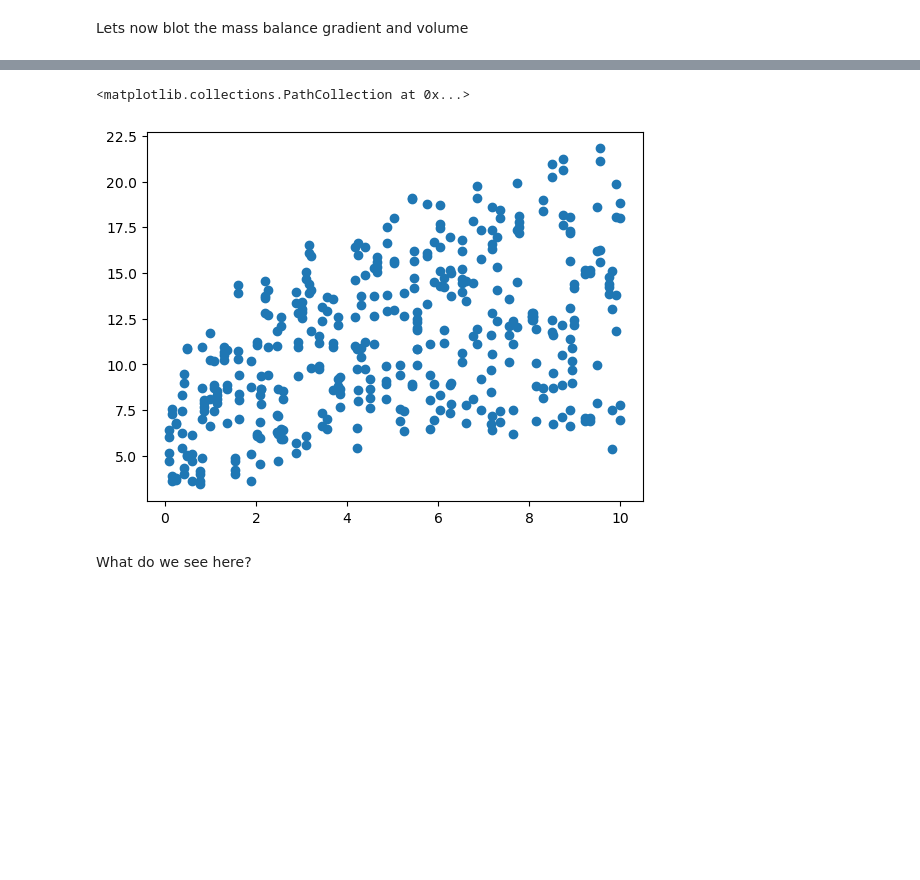
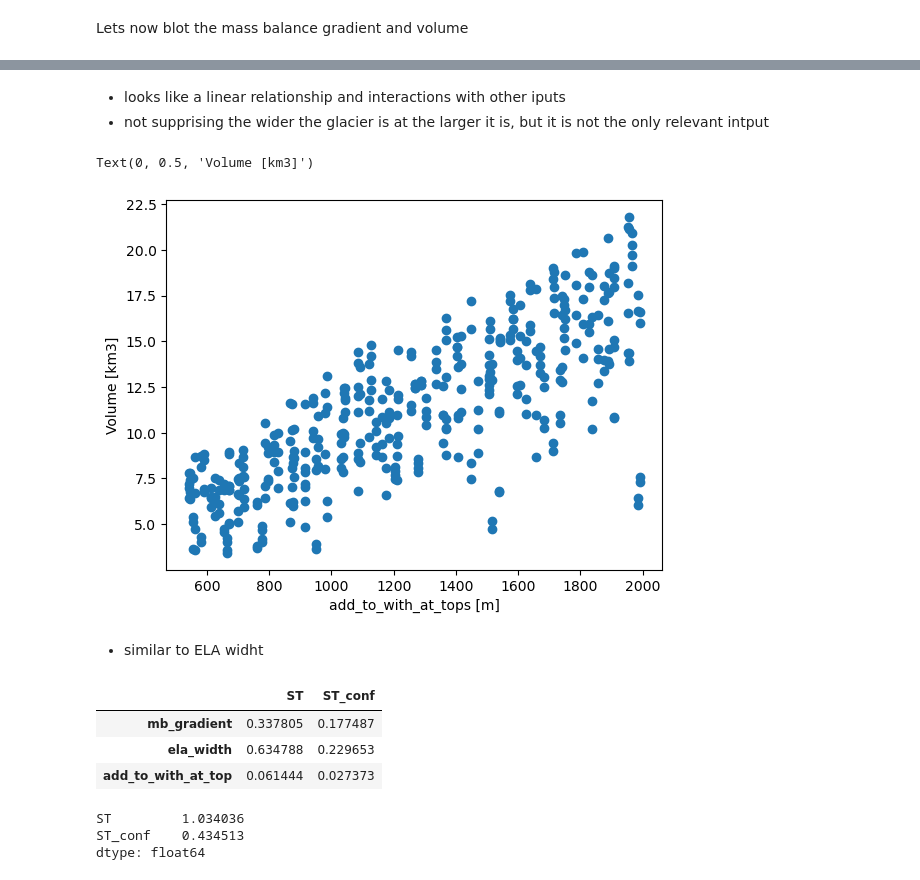
Before and after one commit to tgoelles/Modellieren-in-der-Physischen-Geographie, a Jupyter notebook: 05_sensitivity.ipynb, the cells around one changed output, grey strips where cells are left out. Saved outputs shown, nothing was run; the diff lists cells and outputs as text; code cells hidden in the pictures; blank space fills up the shorter version.

```diff
--- a/05_sensitivity.ipynb
+++ b/05_sensitivity.ipynb
@@ -262,7 +285,15 @@ mb_gradients = param_values[:, 0]
+# %% [markdown]
+* looks like a linear relationship and interactions with other iputs
+* not supprising the wider the glacier is at the larger it is, but it is not the only relevant intput
+# %%
+add_to_with_at_tops = param_values[:, 1]
+plt.scatter(add_to_with_at_tops, sobol_results_multi.summary()["Volume [km3]"])
+plt.xlabel("add_to_with_at_tops [m]")
+plt.ylabel("Volume [km3]")
+# %% [output]
+Text(0, 0.5, 'Volume [km3]')
+[figure, added]
+# %% [markdown]
+* similar to ELA widht
 # %%
-plt.scatter(mb_gradients, sobol_results_multi.summary()["Volume [km3]"])
+sobol_multi = analyze(problem, sobol_results_multi.summary()["Volume [km3]"].values)
-# %% [output]
-<matplotlib.collections.PathCollection at 0x...>
-[figure, removed]
-# %% [markdown]
-What do we see here?
@@ -268,0 +302,13 @@ What do we see here?
+# %%
+total_Si
+# %% [output]
+|  | ST | ST_conf |
+| mb_gradient | 0.337805 | 0.177487 |
+| ela_width | 0.634788 | 0.229653 |
+| add_to_with_at_top | 0.061444 | 0.027373 |
+# %%
+total_Si.sum()
+# %% [output]
+ST         1.034036
+ST_conf    0.434513
+dtype: float64
```
Also changed, not shown: parts of 13 cells of this notebook.
